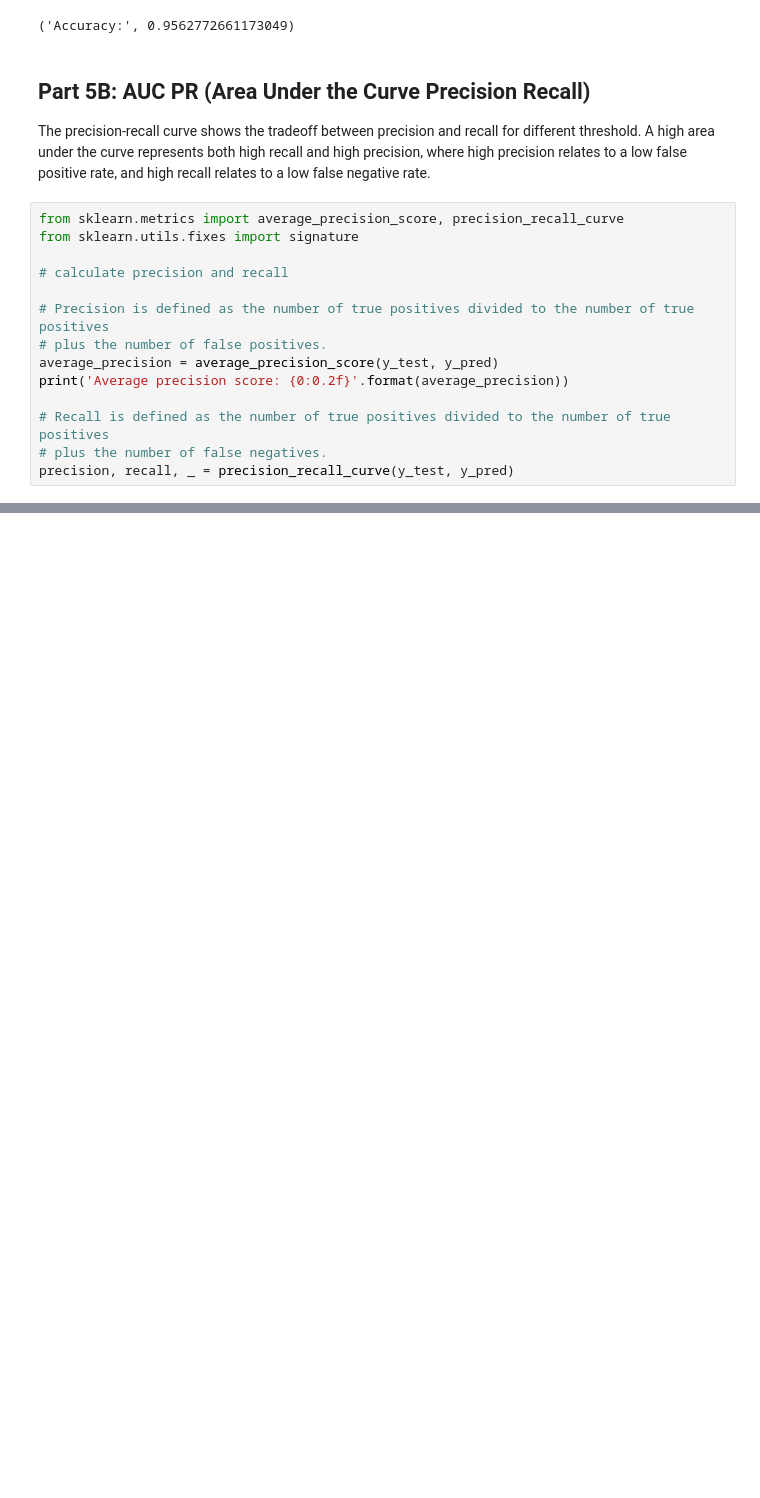
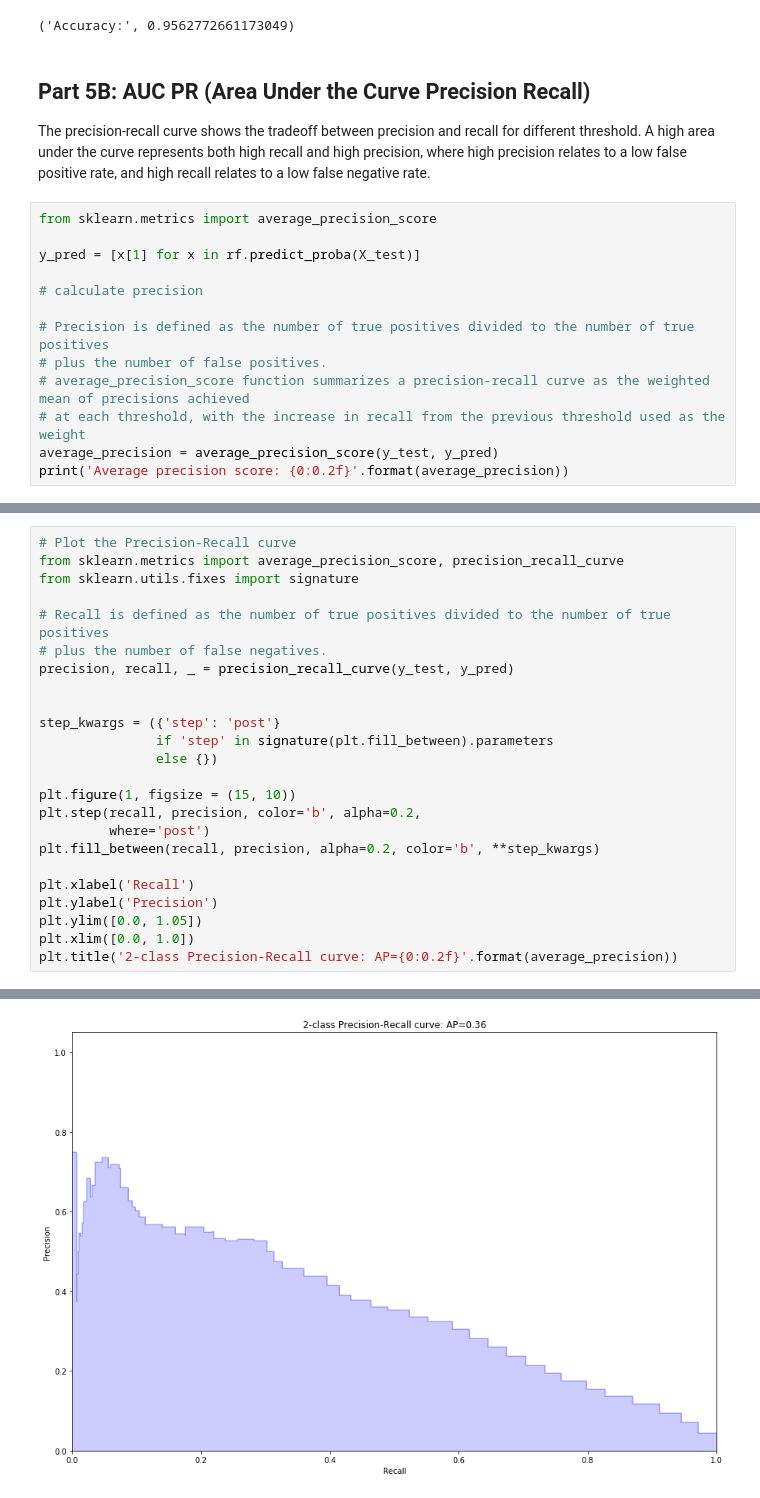
Before and after one commit to amirap/Machine-Learning, a Jupyter notebook: 10 ML_NLPSentimentAnalysis_KaggleChallengeHotelReview.ipynb, the cells around one changed output, grey strips where cells are left out. Cells and saved outputs as stored; diff of their text form; blank space fills up the shorter version.

```diff
--- a/10 ML_NLPSentimentAnalysis_KaggleChallengeHotelReview.ipynb
+++ b/10 ML_NLPSentimentAnalysis_KaggleChallengeHotelReview.ipynb
@@ -557,17 +557,16 @@ print("Accuracy:",metrics.accuracy_score(y_test, y_pred))
 
 The precision-recall curve shows the tradeoff between precision and recall for different threshold. A high area under the curve represents both high recall and high precision, where high precision relates to a low false positive rate, and high recall relates to a low false negative rate.
 # %%
-from sklearn.metrics import average_precision_score, precision_recall_curve
-from sklearn.utils.fixes import signature
+from sklearn.metrics import average_precision_score
 
-# calculate precision and recall
+y_pred = [x[1] for x in rf.predict_proba(X_test)]
+
+# calculate precision
 
 # Precision is defined as the number of true positives divided to the number of true positives
 # plus the number of false positives.
+# average_precision_score function summarizes a precision-recall curve as the weighted mean of precisions achieved
+# at each threshold, with the increase in recall from the previous threshold used as the weight
 average_precision = average_precision_score(y_test, y_pred)
 print('Average precision score: {0:0.2f}'.format(average_precision))
-
-# Recall is defined as the number of true positives divided to the number of true positives
-# plus the number of false negatives.
-precision, recall, _ = precision_recall_curve(y_test, y_pred)
 # %% [output]
@@ -574,0 +574,25 @@ Average precision score: 0.05
+# %%
+# Plot the Precision-Recall curve
+from sklearn.metrics import average_precision_score, precision_recall_curve
+from sklearn.utils.fixes import signature
+
+# Recall is defined as the number of true positives divided to the number of true positives
+# plus the number of false negatives.
+precision, recall, _ = precision_recall_curve(y_test, y_pred)
+
+
+step_kwargs = ({'step': 'post'}
+               if 'step' in signature(plt.fill_between).parameters
+               else {})
+
+plt.figure(1, figsize = (15, 10))
+plt.step(recall, precision, color='b', alpha=0.2,
+         where='post')
+plt.fill_between(recall, precision, alpha=0.2, color='b', **step_kwargs)
+
+plt.xlabel('Recall')
+plt.ylabel('Precision')
+plt.ylim([0.0, 1.05])
+plt.xlim([0.0, 1.0])
+plt.title('2-class Precision-Recall curve: AP={0:0.2f}'.format(average_precision))
+# %% [output]
@@ -574,0 +600 @@ Average precision score: 0.05
+[figure, added]
```
Also changed, not shown: parts of 3 cells of this notebook.
